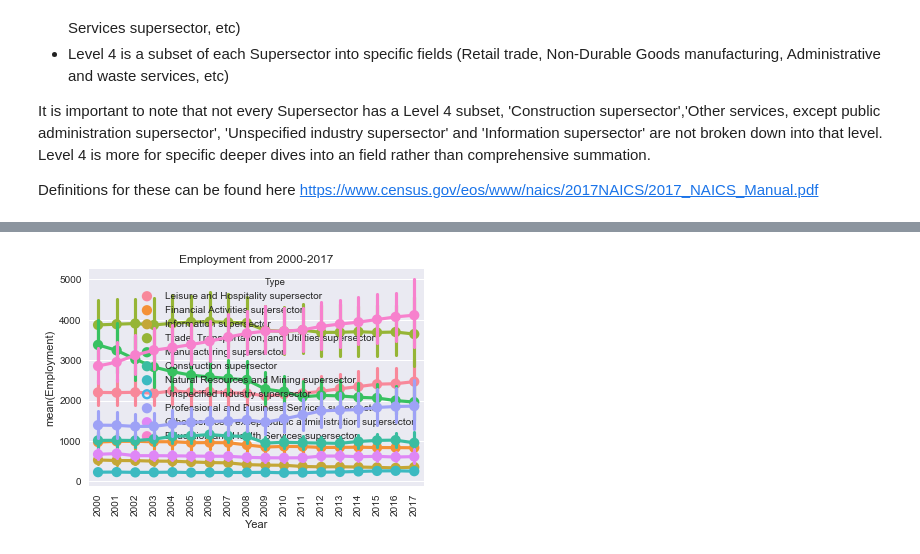
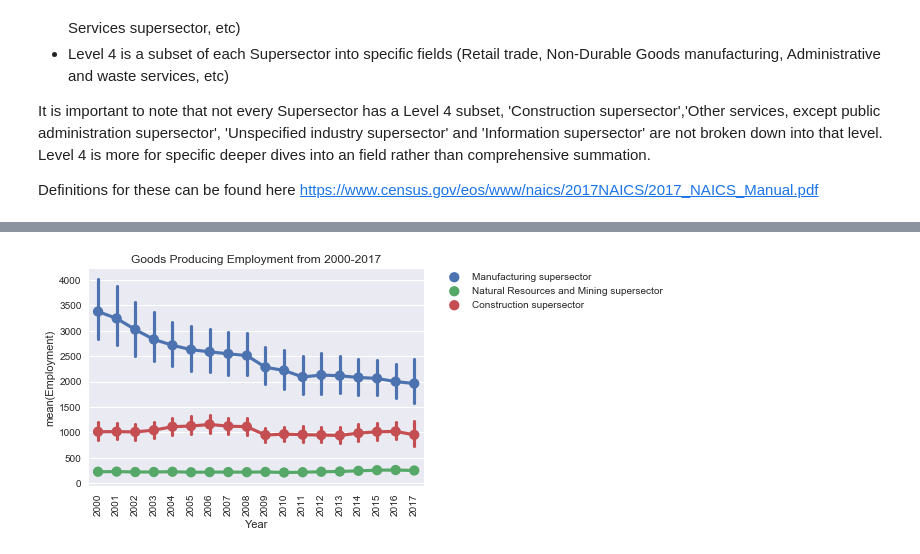
Before and after one commit to kefortney/Labor-Ind-Sect-State-County-2000-2017, a Jupyter notebook: 3. Data Exploration.ipynb, the cells around one changed output, grey strips where cells are left out. Saved outputs shown, nothing was run; the diff lists cells and outputs as text; code cells hidden in the pictures.

```diff
--- a/3. Data Exploration.ipynb
+++ b/3. Data Exploration.ipynb
@@ -208,0 +219,6 @@ plt.show()
+# %%
+level3service = ['Trade, Transportation, and Utilities supersector','Information supersector',
+                 'Financial Activities supersector', 'Professional and Business Services supersector',
+                 'Education and Health Services supersector', 'Leisure and Hospitality supersector',
+                 'Other services, except public administration supersector', 'Unspecified industry supersector']
+level3goods = ['Natural Resources and Mining supersector', 'Construction supersector', 'Manufacturing supersector']
@@ -209,9 +235,10 @@ plt.show()
 # %%
-data = monthscnty[(monthscnty['Type'].isin(level3))]
+data = monthscnty[(monthscnty['Type'].isin(level3goods))]
 data = data.sort_values(by='Start')
 sns.pointplot(x='Year', y='Employment', hue='Type', data=data)
-plt.title ('Employment from 2000-2017')
+plt.title ('Goods Producing Employment from 2000-2017')
 plt.xticks(rotation=90)
+plt.legend(bbox_to_anchor=(1.05, 1), loc=2, borderaxespad=0.)
 plt.show()
 # %% [output]
-[figure, old version]
+[figure, new version]
```
Also changed, not shown: parts of 36 cells of this notebook, 6 other files.
